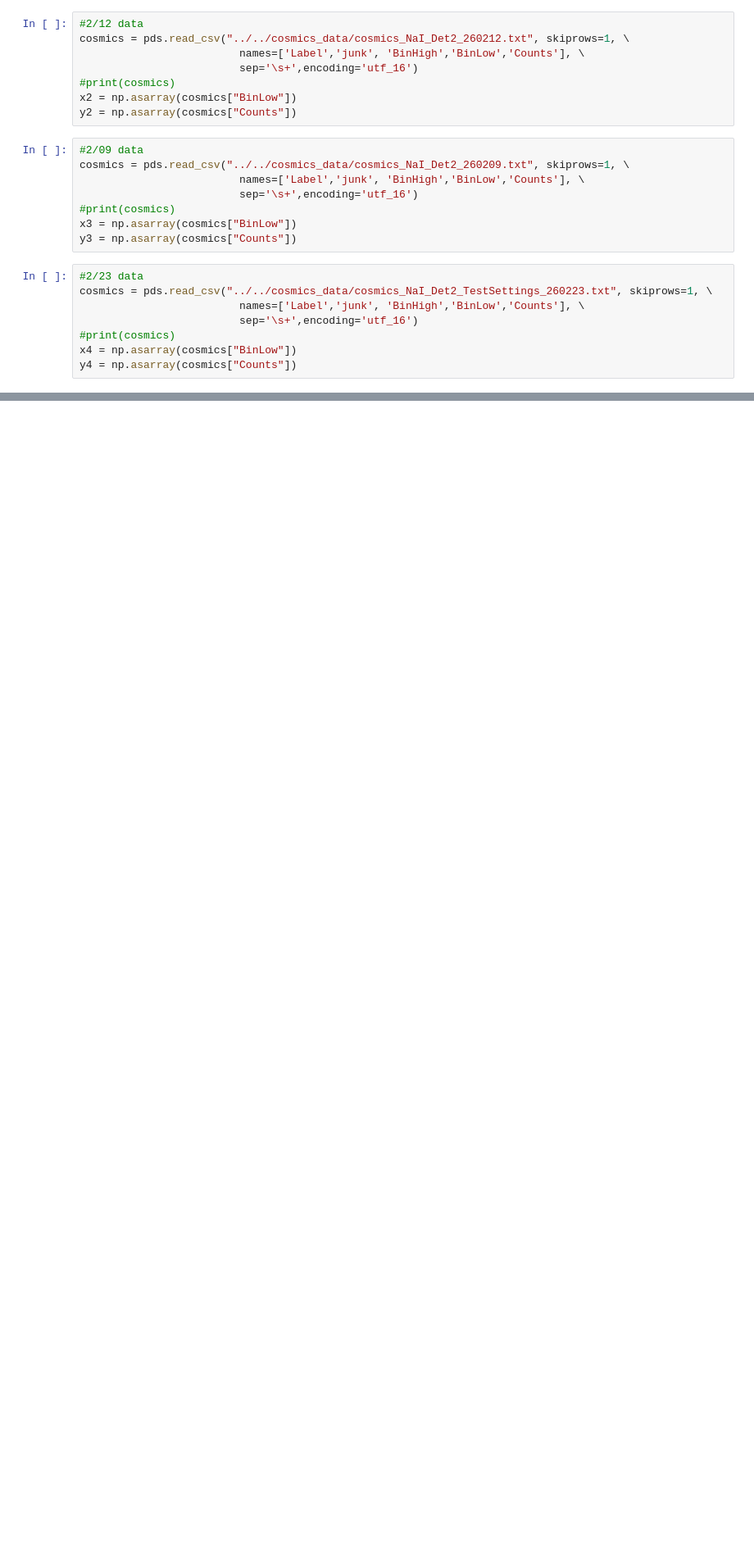
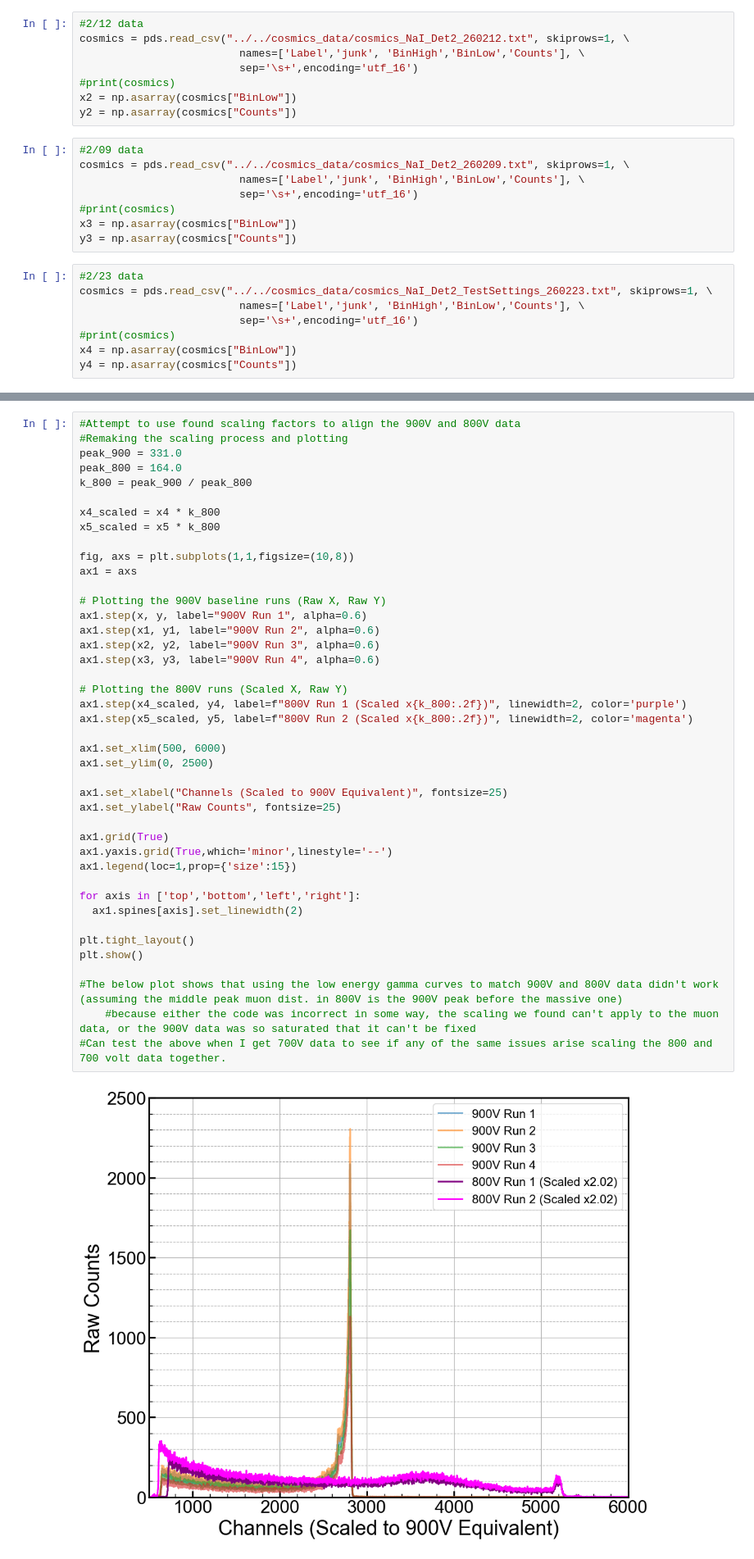
Before and after one commit to villano-lab/NaI_Array_Firmware, a Jupyter notebook: test_firmwares/TrigTest7/data_analysis/Analysis_Notebook/TESTCOPYNaI_Det2_260219_Analysis-Copy1.ipynb, the cells around one changed output, grey strips where cells are left out. Shown at 82% size. Cells and saved outputs as stored; diff of their text form; blank space fills up the shorter version.

```diff
--- a/test_firmwares/TrigTest7/data_analysis/Analysis_Notebook/TESTCOPYNaI_Det2_260219_Analysis-Copy1.ipynb
+++ b/test_firmwares/TrigTest7/data_analysis/Analysis_Notebook/TESTCOPYNaI_Det2_260219_Analysis-Copy1.ipynb
@@ -125,0 +226,44 @@ plt.show()
+# %%
+#Attempt to use found scaling factors to align the 900V and 800V data
+#Remaking the scaling process and plotting
+peak_900 = 331.0
+peak_800 = 164.0
+k_800 = peak_900 / peak_800
+
+x4_scaled = x4 * k_800
+x5_scaled = x5 * k_800
+
+fig, axs = plt.subplots(1,1,figsize=(10,8))
+ax1 = axs
+
+# Plotting the 900V baseline runs (Raw X, Raw Y)
+ax1.step(x, y, label="900V Run 1", alpha=0.6)
+ax1.step(x1, y1, label="900V Run 2", alpha=0.6)
+ax1.step(x2, y2, label="900V Run 3", alpha=0.6)
+ax1.step(x3, y3, label="900V Run 4", alpha=0.6)
+
+# Plotting the 800V runs (Scaled X, Raw Y)
+ax1.step(x4_scaled, y4, label=f"800V Run 1 (Scaled x{k_800:.2f})", linewidth=2, color='purple')
+ax1.step(x5_scaled, y5, label=f"800V Run 2 (Scaled x{k_800:.2f})", linewidth=2, color='magenta')
+
+ax1.set_xlim(500, 6000)
+ax1.set_ylim(0, 2500)
+
+ax1.set_xlabel("Channels (Scaled to 900V Equivalent)", fontsize=25)
+ax1.set_ylabel("Raw Counts", fontsize=25)
+
+ax1.grid(True)
+ax1.yaxis.grid(True,which='minor',linestyle='--')
+ax1.legend(loc=1,prop={'size':15})
+
+for axis in ['top','bottom','left','right']:
+  ax1.spines[axis].set_linewidth(2)
+
+plt.tight_layout()
+plt.show()
+
+#The below plot shows that using the low energy gamma curves to match 900V and 800V data didn't work (assuming the middle peak muon dist. in 800V is the 900V peak before the massive one)
+    #because either the code was incorrect in some way, the scaling we found can't apply to the muon data, or the 900V data was so saturated that it can't be fixed
+#Can test the above when I get 700V data to see if any of the same issues arise scaling the 800 and 700 volt data together.
+# %% [output]
+[figure, added]
```
Also changed, not shown: parts of 8 cells of this notebook.
